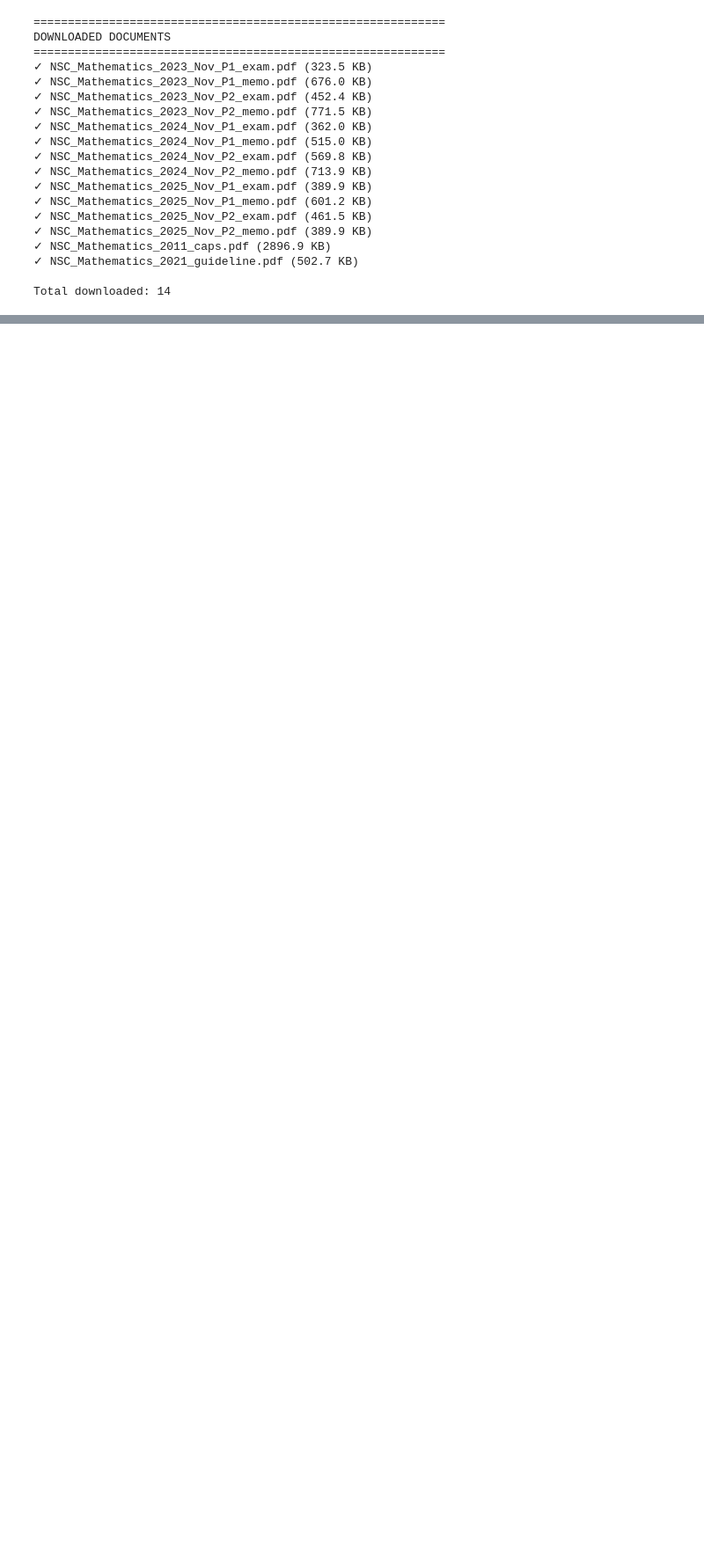
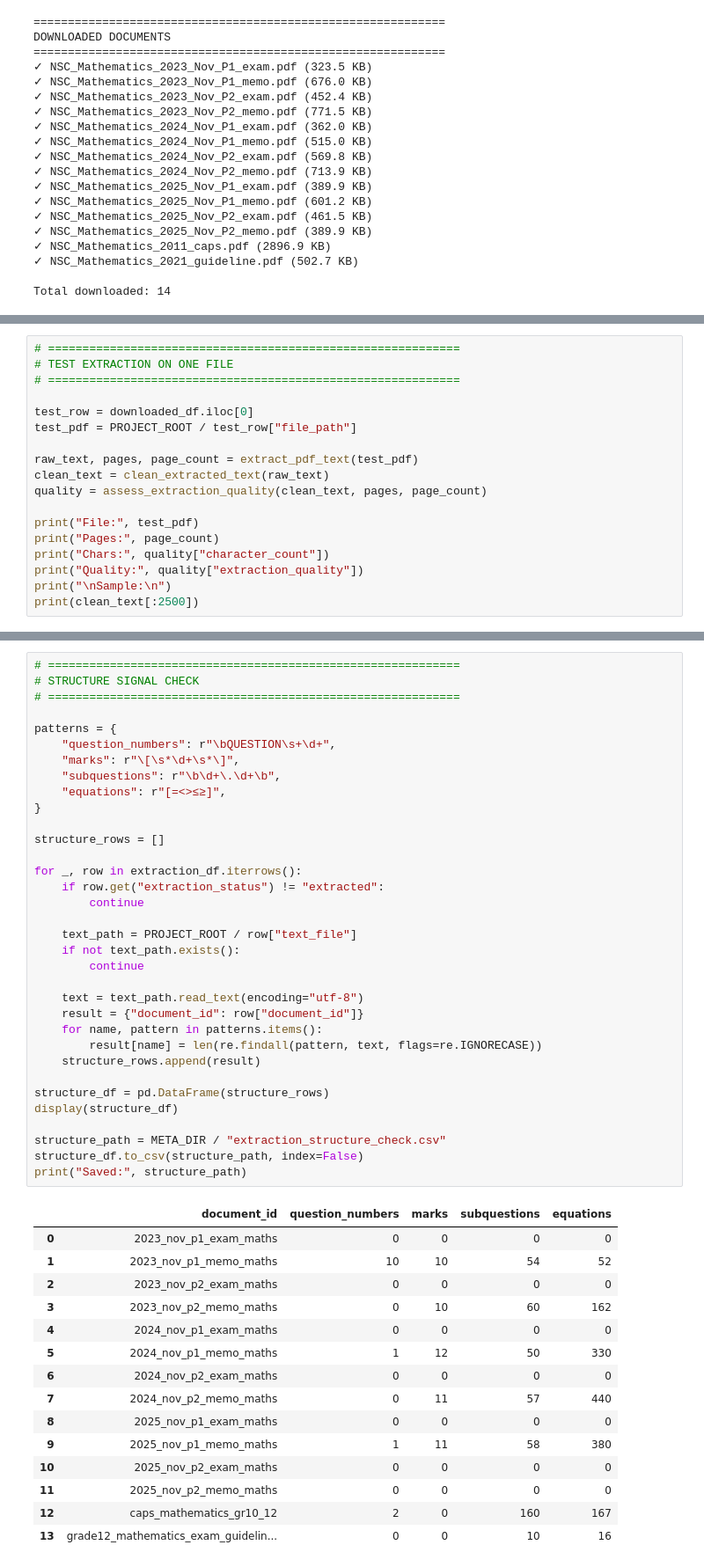
Before and after one commit to x892-boarberge/Matric-Maths-Exam-Intelligence, a Jupyter notebook: docs/02_Document_Collection_and_Extraction.ipynb, the cells around one changed output, grey strips where cells are left out. Shown at 88% size. Saved outputs shown, nothing was run; the diff lists cells and outputs as text; blank space fills up the shorter version.

```diff
--- a/docs/02_Document_Collection_and_Extraction.ipynb
+++ b/docs/02_Document_Collection_and_Extraction.ipynb
@@ -835,0 +917,18 @@ Total downloaded: 14
+# %%
+# ============================================================
+# TEST EXTRACTION ON ONE FILE
+# ============================================================
+
+test_row = downloaded_df.iloc[0]
+test_pdf = PROJECT_ROOT / test_row["file_path"]
+
+raw_text, pages, page_count = extract_pdf_text(test_pdf)
+clean_text = clean_extracted_text(raw_text)
+quality = assess_extraction_quality(clean_text, pages, page_count)
+
+print("File:", test_pdf)
+print("Pages:", page_count)
+print("Chars:", quality["character_count"])
+print("Quality:", quality["extraction_quality"])
+print("\nSample:\n")
+print(clean_text[:2500])
@@ -835,0 +1166,50 @@ Total downloaded: 14
+# %%
+# ============================================================
+# STRUCTURE SIGNAL CHECK
+# ============================================================
+
+patterns = {
+    "question_numbers": r"\bQUESTION\s+\d+",
+    "marks": r"\[\s*\d+\s*\]",
+    "subquestions": r"\b\d+\.\d+\b",
+    "equations": r"[=<>≤≥]",
+}
+
+structure_rows = []
+
+for _, row in extraction_df.iterrows():
+    if row.get("extraction_status") != "extracted":
+        continue
+
+    text_path = PROJECT_ROOT / row["text_file"]
+    if not text_path.exists():
+        continue
+
+    text = text_path.read_text(encoding="utf-8")
+    result = {"document_id": row["document_id"]}
+    for name, pattern in patterns.items():
+        result[name] = len(re.findall(pattern, text, flags=re.IGNORECASE))
+    structure_rows.append(result)
+
+structure_df = pd.DataFrame(structure_rows)
+display(structure_df)
+
+structure_path = META_DIR / "extraction_structure_check.csv"
+structure_df.to_csv(structure_path, index=False)
+print("Saved:", structure_path)
+# %% [output]
+|  | document_id | question_numbers | marks | subquestions | equations |
+| 0 | 2023_nov_p1_exam_maths | 0 | 0 | 0 | 0 |
+| 1 | 2023_nov_p1_memo_maths | 10 | 10 | 54 | 52 |
+| 2 | 2023_nov_p2_exam_maths | 0 | 0 | 0 | 0 |
+| 3 | 2023_nov_p2_memo_maths | 0 | 10 | 60 | 162 |
+| 4 | 2024_nov_p1_exam_maths | 0 | 0 | 0 | 0 |
+| 5 | 2024_nov_p1_memo_maths | 1 | 12 | 50 | 330 |
+| 6 | 2024_nov_p2_exam_maths | 0 | 0 | 0 | 0 |
+| 7 | 2024_nov_p2_memo_maths | 0 | 11 | 57 | 440 |
+| 8 | 2025_nov_p1_exam_maths | 0 | 0 | 0 | 0 |
+| 9 | 2025_nov_p1_memo_maths | 1 | 11 | 58 | 380 |
+| 10 | 2025_nov_p2_exam_maths | 0 | 0 | 0 | 0 |
+| 11 | 2025_nov_p2_memo_maths | 0 | 0 | 0 | 0 |
+| 12 | caps_mathematics_gr10_12 | 2 | 0 | 160 | 167 |
+| 13 | grade12_mathematics_exam_guidelin... | 0 | 0 | 10 | 16 |
```
Also changed, not shown: parts of 18 cells of this notebook, 17 other files.
